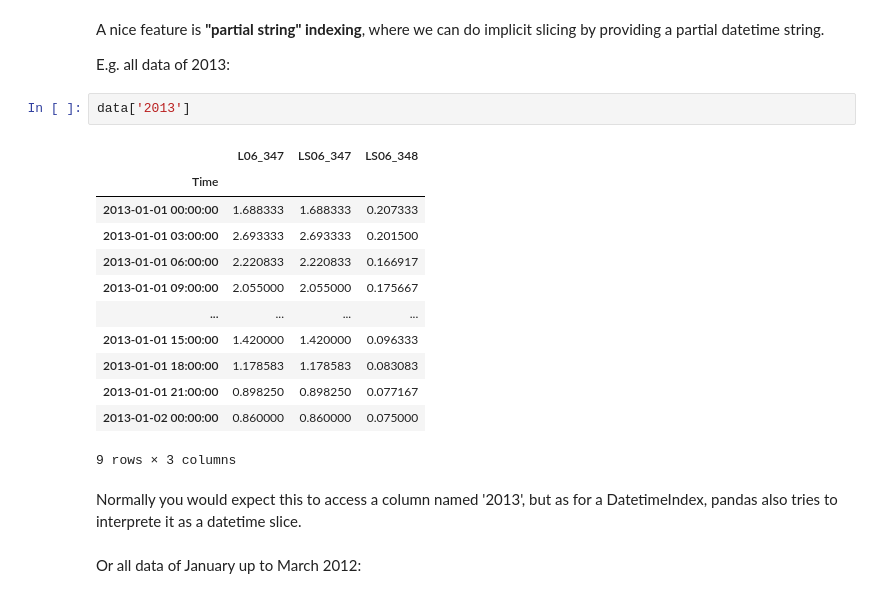
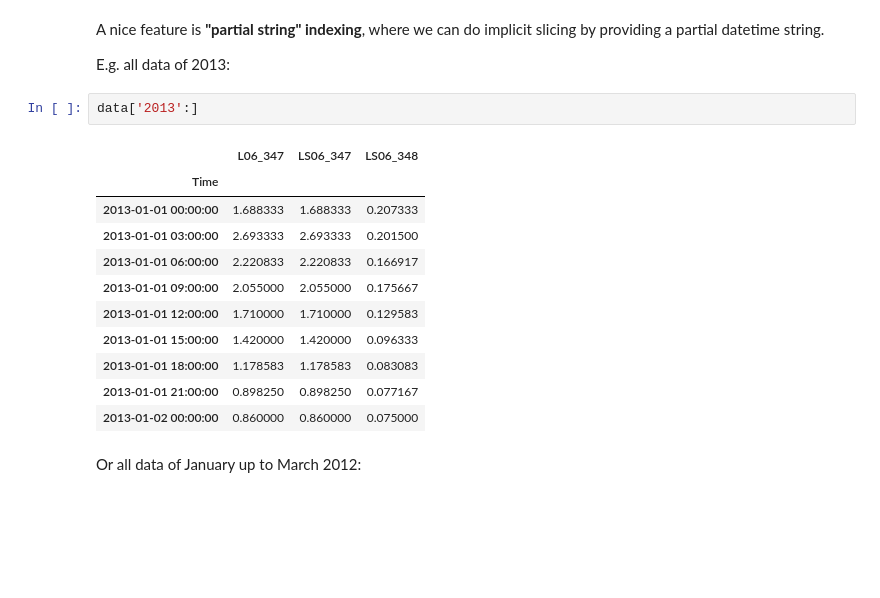
Before and after one commit to jorisvandenbossche/FLAMES-python-data-wrangling, a Jupyter notebook: _solved/pandas_04_time_series_data.ipynb, the cells around one changed output. Saved outputs shown, nothing was run; the diff lists cells and outputs as text; blank space fills up the shorter version.

```diff
--- a/_solved/pandas_04_time_series_data.ipynb
+++ b/_solved/pandas_04_time_series_data.ipynb
@@ -277,22 +282,19 @@ A nice feature is **"partial string" indexing**, where we can do implicit slicin
 
 E.g. all data of 2013:
 # %%
-data['2013']
+data['2013':]
 # %% [output]
 |  | L06_347 | LS06_347 | LS06_348 |
 | Time |  |  |  |
 | 2013-01-01 00:00:00 | 1.688333 | 1.688333 | 0.207333 |
 | 2013-01-01 03:00:00 | 2.693333 | 2.693333 | 0.201500 |
 | 2013-01-01 06:00:00 | 2.220833 | 2.220833 | 0.166917 |
 | 2013-01-01 09:00:00 | 2.055000 | 2.055000 | 0.175667 |
-| ... | ... | ... | ... |
+| 2013-01-01 12:00:00 | 1.710000 | 1.710000 | 0.129583 |
 | 2013-01-01 15:00:00 | 1.420000 | 1.420000 | 0.096333 |
 | 2013-01-01 18:00:00 | 1.178583 | 1.178583 | 0.083083 |
 | 2013-01-01 21:00:00 | 0.898250 | 0.898250 | 0.077167 |
 | 2013-01-02 00:00:00 | 0.860000 | 0.860000 | 0.075000 |
-9 rows × 3 columns
-# %% [markdown]
-Normally you would expect this to access a column named '2013', but as for a DatetimeIndex, pandas also tries to interprete it as a datetime slice.
 # %% [markdown]
 Or all data of January up to March 2012:
 # %%
```
Also changed, not shown: parts of 17 cells of this notebook.
